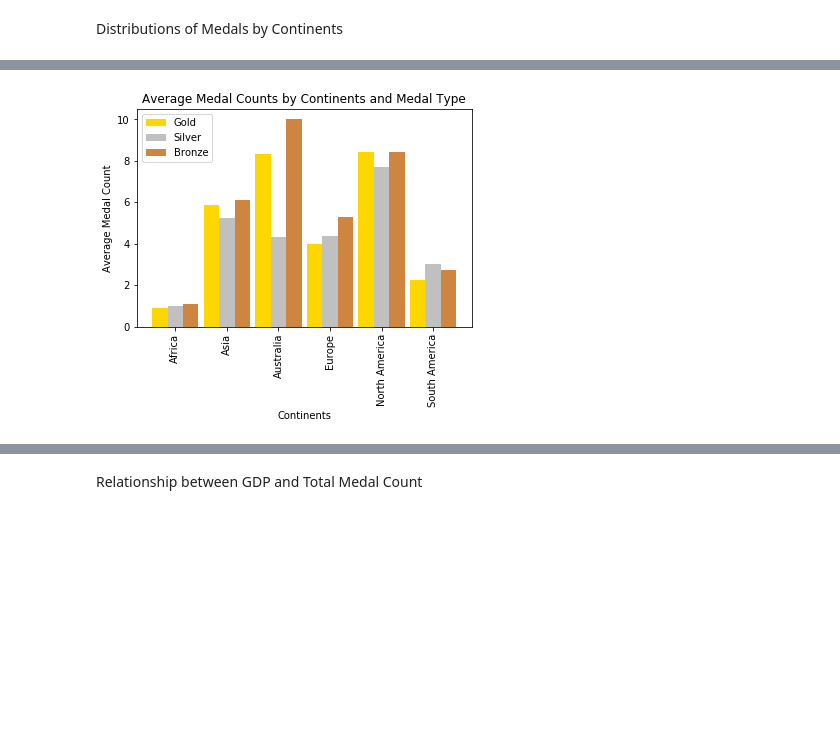
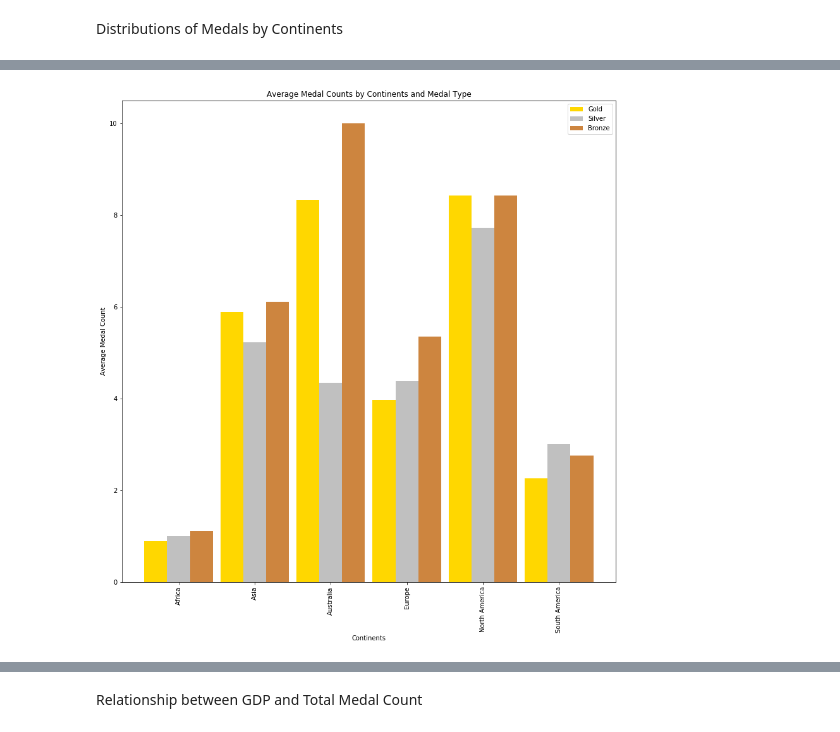
Before and after one commit to hyunsukr/DS5100-Final, a Jupyter notebook: analysis/jupyter_notebooks/eda.ipynb, the cells around one changed output, grey strips where cells are left out. Drawn from its saved outputs; the diff is of its cells as text; code cells hidden in the pictures; blank space fills up the shorter version.

```diff
--- a/analysis/jupyter_notebooks/eda.ipynb
+++ b/analysis/jupyter_notebooks/eda.ipynb
@@ -50,27 +50,28 @@ continent_medals
 | North America | 8.428571 | 7.714286 | 8.428571 |
 | South America | 2.250000 | 3.000000 | 2.750000 |
 # %%
+plt.rcParams['figure.figsize'] = [14, 14]
 N = len(continent_medals)
 gold = continent_medals["Gold"]
 silver = continent_medals["Silver"]
 bronze = continent_medals["Bronze"]
 
 ind = np.arange(N)
 width = 0.3
 plt.bar(ind, gold, width, label='Gold', color="Gold")
 plt.bar(ind + width, silver, width,label='Silver', color="Silver")
 plt.bar(ind + width + width, bronze, width,label='Bronze', color="#CD853F")
 
 plt.ylabel('Average Medal Count')
 plt.title('Average Medal Counts by Continents and Medal Type')
 plt.xlabel('Continents')
 
 plt.xticks(ind + width, continent_medals.index, rotation='vertical')
 plt.legend(loc='best')
 plt.savefig('../resources/medal_summary_by_cont.png')
 plt.show()
 # %% [output]
-[figure, old version]
+[figure, new version]
 # %%
 continent_medals_tot = df.groupby("Continents")["Gold","Silver","Bronze"].sum()
 continent_medals_tot
```
Also changed, not shown: parts of 3 cells of this notebook, 19 other files.
